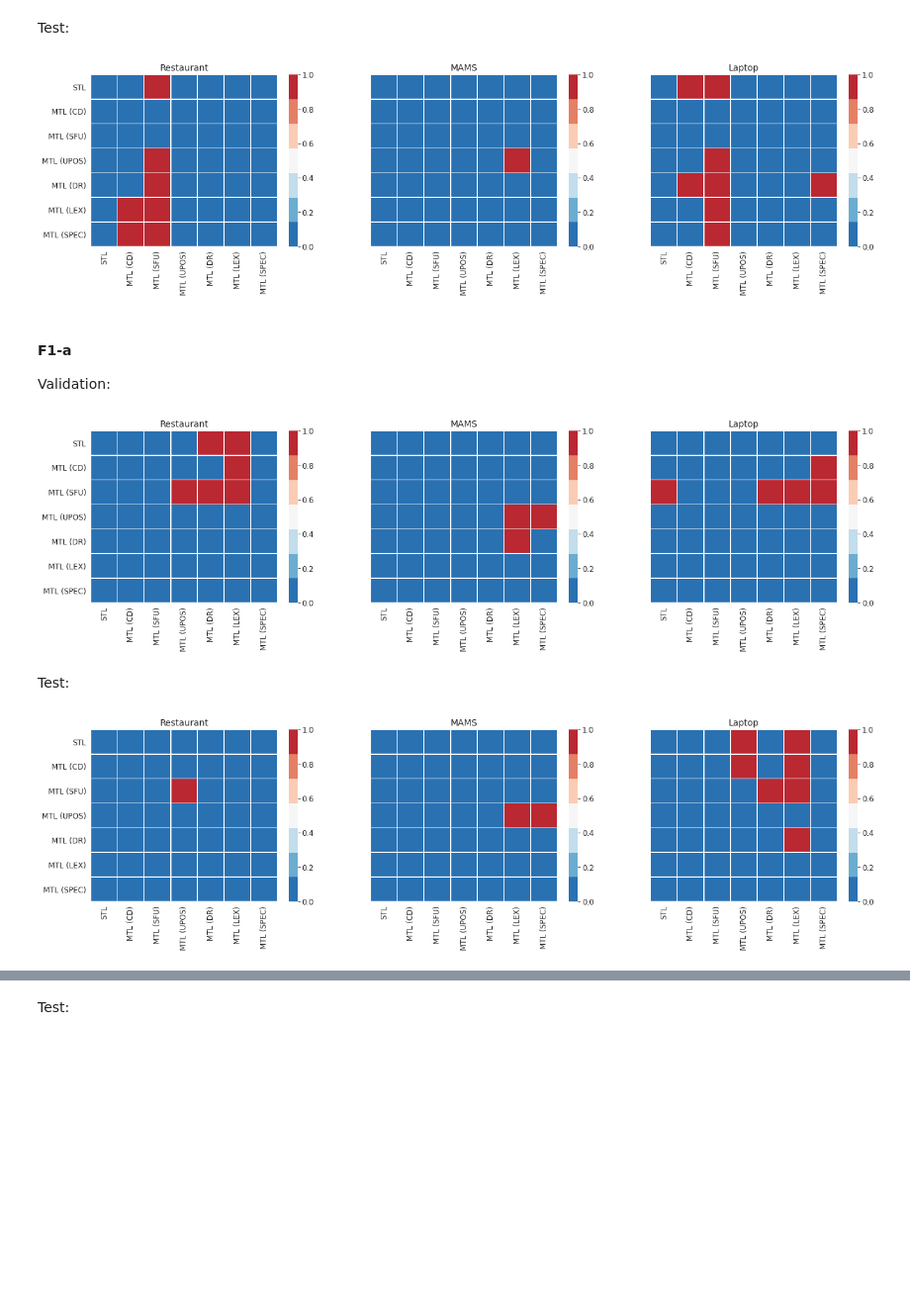
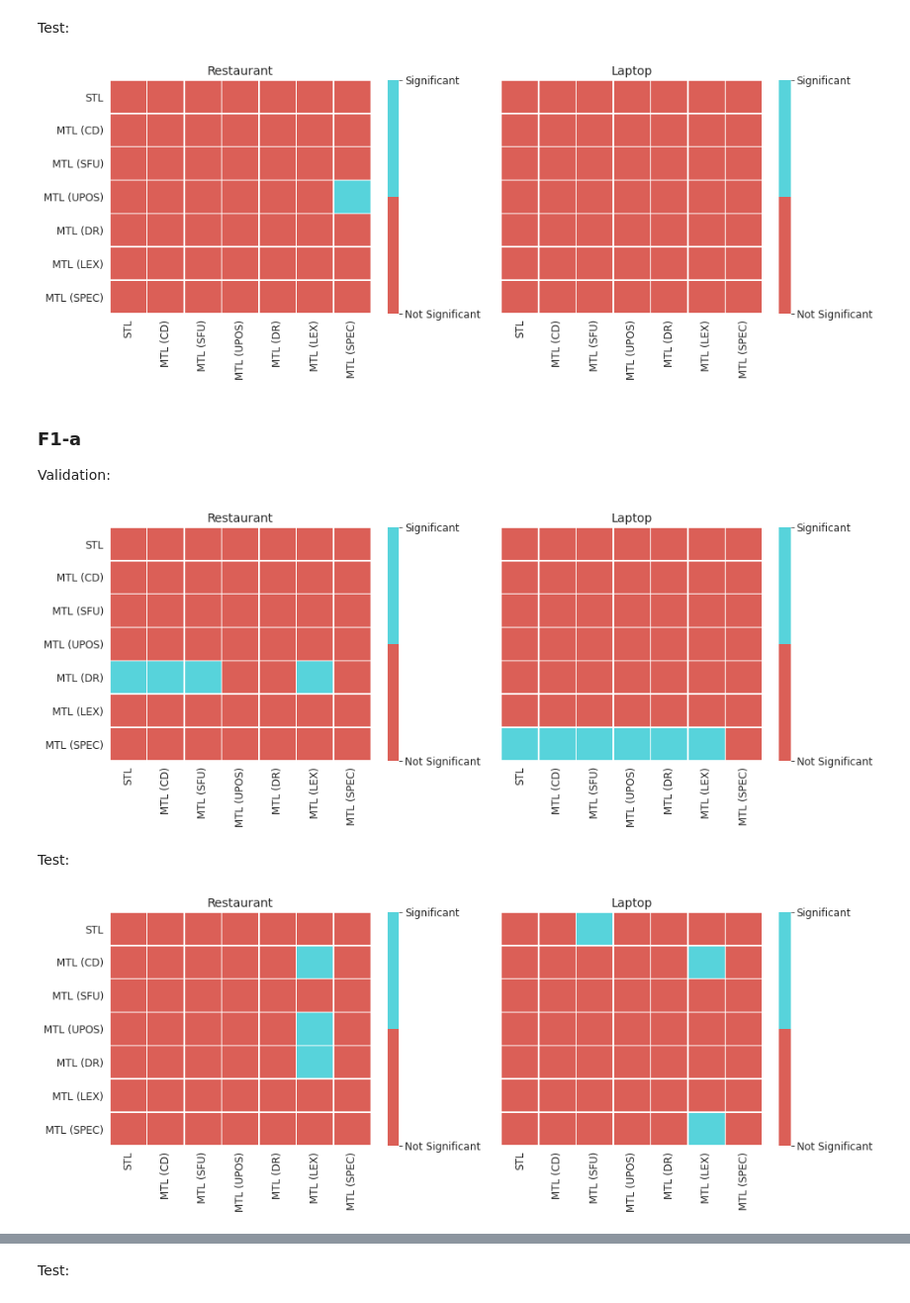
Before and after one commit to jerbarnes/multitask_negation_for_targeted_sentiment, a Jupyter notebook: notebooks/Negation_Evaluation.ipynb, the cells around one changed output, grey strips where cells are left out. Shown at 99% size. Cells and saved outputs as stored; diff of their text form; code cells hidden in the pictures; blank space fills up the shorter version.

```diff
--- a/notebooks/Negation_Evaluation.ipynb
+++ b/notebooks/Negation_Evaluation.ipynb
@@ -386,0 +457,10 @@ Validation:
+# %%
+all_cwr_negation_results_df = pd.DataFrame(get_negated_data(True, cwr=True))
+cwr_negation_results_df = all_cwr_negation_results_df[all_cwr_negation_results_df['Dataset'] != 'MAMS']
+not_metric_cols = ['Model', 'Dataset', 'Run', 'Split', 'CWR']
+metric_cols = [col_name for col_name in cwr_negation_results_df.columns.tolist()
+               if col_name not in not_metric_cols]
+cwr_negation_results_df = pd.melt(cwr_negation_results_df, id_vars=not_metric_cols,
+                                  value_vars=metric_cols, var_name='Metric',
+                                  value_name='Score')
+cwr_negation_results_df.head()
@@ -386,0 +538,5 @@ Validation:
+# %%
+headline_metric_order = ['F1-i','F1-a','F1-s', 'Acc-s']
+cwr_headline_results = cwr_negation_results_df[cwr_negation_results_df['Metric'].isin(headline_metric_order)]
+cwr_validation_headline_results = cwr_headline_results[cwr_headline_results['Split']=='Validation']
+_ = create_twin_plot(cwr_validation_headline_results)
@@ -386,0 +547,4 @@ Validation:
+# %%
+headline_metric_order = ['F1-i','F1-a','F1-s', 'Acc-s']
+cwr_test_headline_results = cwr_headline_results[cwr_headline_results['Split']=='Test']
+_ = create_twin_plot(cwr_test_headline_results)
@@ -559,22 +723,23 @@ _ = create_stats_heatmap(validation_p_value_results, metric='F1-i')
 # %% [markdown]
 Test:
 # %%
-test_p_value_results = create_p_value_results(test_headline_results, p_value_threshold=0.05)
-_ = create_stats_heatmap(test_p_value_results, metric='F1-i')
+cwr_test_p_value_results = create_p_value_results(cwr_test_headline_results,
+                                                  p_value_threshold=0.05)
+_ = create_stats_heatmap(cwr_test_p_value_results, metric='F1-i')
 # %% [output]
-[figure, old version]
+[figure, new version]
 # %% [markdown]
-#### F1-a
+### F1-a
 
 Validation:
 # %%
-_ = create_stats_heatmap(validation_p_value_results, metric='F1-a')
+_ = create_stats_heatmap(cwr_validation_p_value_results, metric='F1-a')
 # %% [output]
-[figure, old version]
+[figure, new version]
 # %% [markdown]
 Test:
 # %%
-_ = create_stats_heatmap(test_p_value_results, metric='F1-a')
+_ = create_stats_heatmap(cwr_test_p_value_results, metric='F1-a')
 # %% [output]
-[figure, old version]
+[figure, new version]
 # %% [markdown]
```
Also changed, not shown: parts of 64 cells of this notebook.
